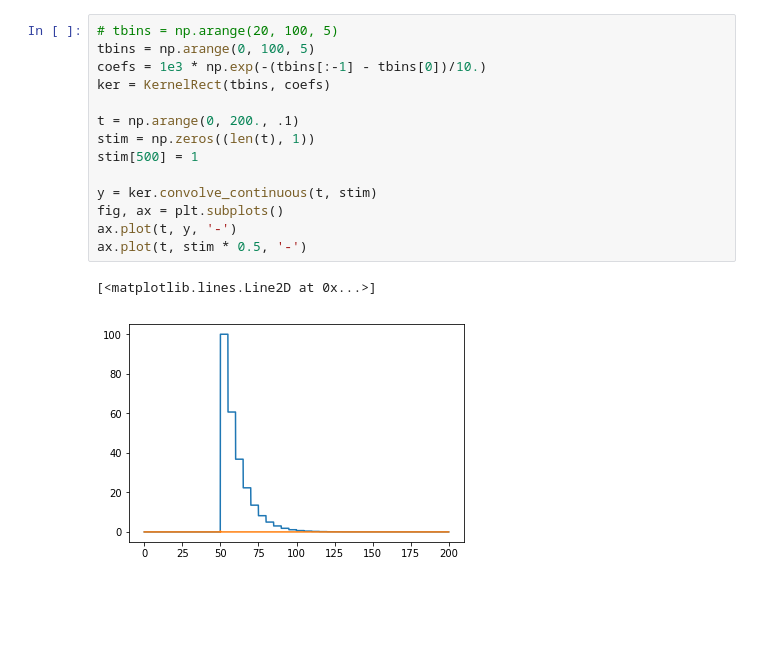
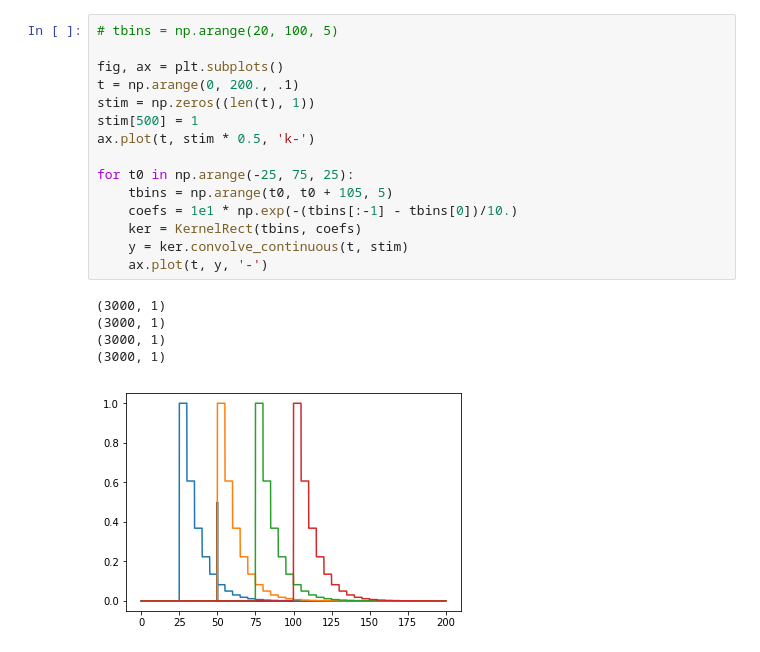
Before and after one commit to diegoarri91/convolution-kernels-numpy, a Jupyter notebook: examples/KernelRectAux.ipynb, the cells around one changed output. Drawn from its saved outputs; the diff is of its cells as text; blank space fills up the shorter version.

```diff
--- a/examples/KernelRectAux.ipynb
+++ b/examples/KernelRectAux.ipynb
@@ -12,17 +10,21 @@ The autoreload extension is already loaded. To reload it, use:
-# %%
-# tbins = np.arange(20, 100, 5)
-tbins = np.arange(0, 100, 5)
-coefs = 1e3 * np.exp(-(tbins[:-1] - tbins[0])/10.)
-ker = KernelRect(tbins, coefs)
-
-t = np.arange(0, 200., .1)
-stim = np.zeros((len(t), 1))
-stim[500] = 1
-
-y = ker.convolve_continuous(t, stim)
-fig, ax = plt.subplots()
-ax.plot(t, y, '-')
-ax.plot(t, stim * 0.5, '-')
-# %% [output]
-[<matplotlib.lines.Line2D at 0x...>]
-[figure, removed]
+# %%
+# tbins = np.arange(20, 100, 5)
+
+fig, ax = plt.subplots()
+t = np.arange(0, 200., .1)
+stim = np.zeros((len(t), 1))
+stim[500] = 1
+ax.plot(t, stim * 0.5, 'k-')
+
+for t0 in np.arange(-25, 75, 25):
+    tbins = np.arange(t0, t0 + 105, 5)
+    coefs = 1e1 * np.exp(-(tbins[:-1] - tbins[0])/10.)
+    ker = KernelRect(tbins, coefs)
+    y = ker.convolve_continuous(t, stim)
+    ax.plot(t, y, '-')
+# %% [output]
+(3000, 1)
+(3000, 1)
+(3000, 1)
+(3000, 1)
+[figure, added]
```
Also changed, not shown: parts of 4 cells of this notebook, 3 other files.
